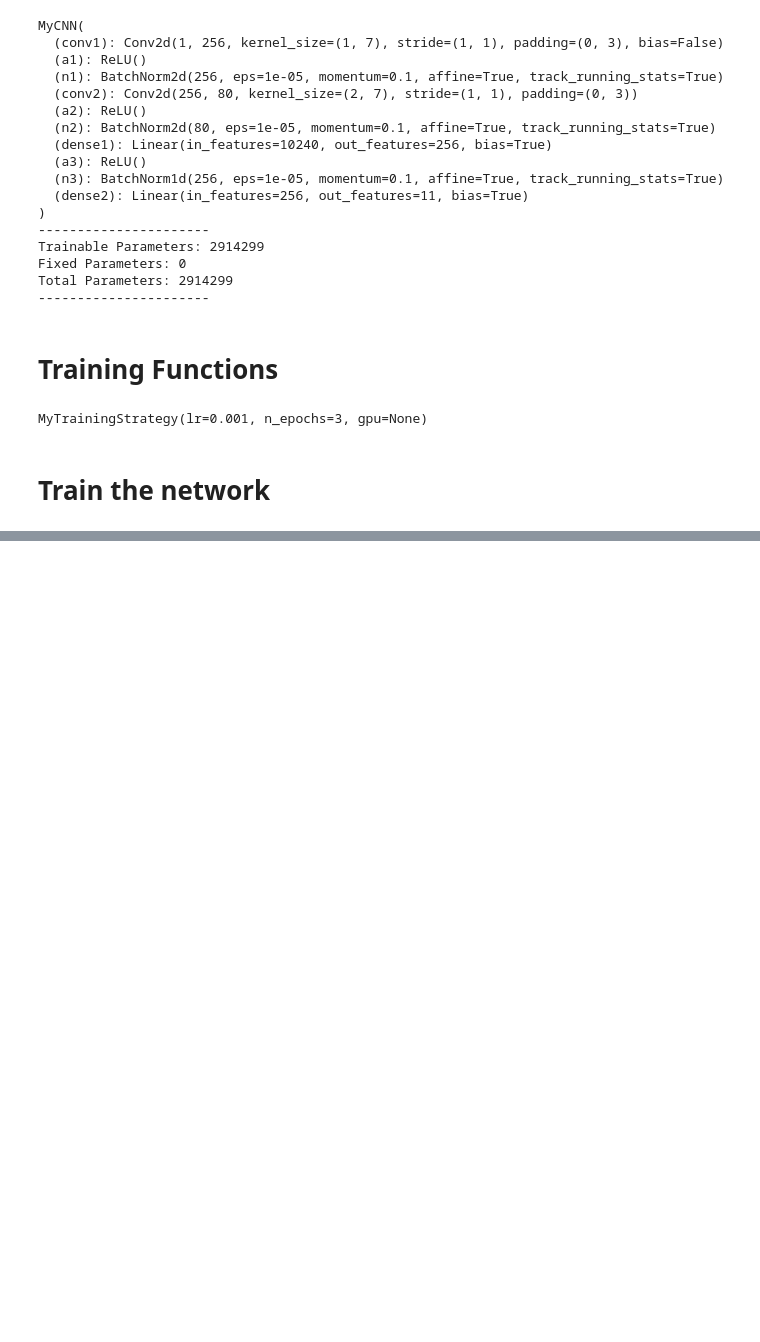
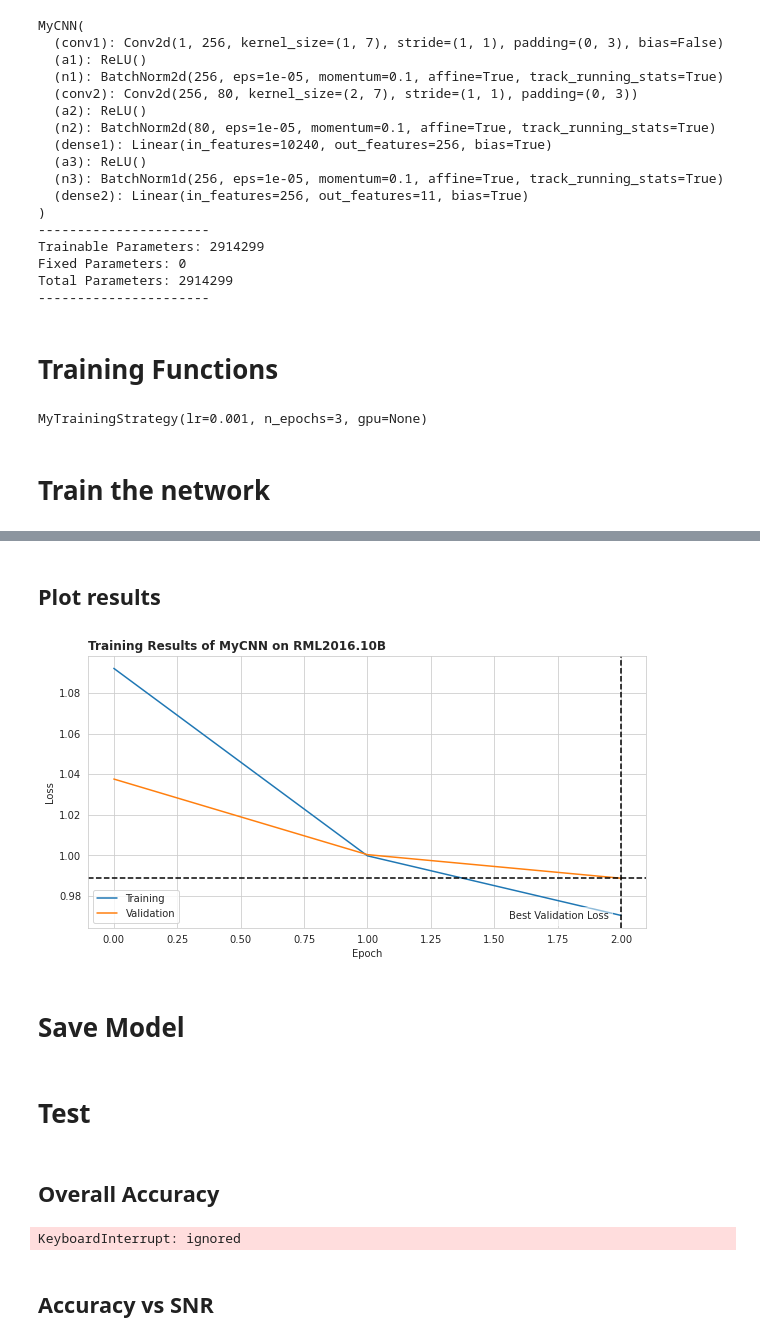
Before and after one commit to YairYarden/DeepCascadingAMC, a Jupyter notebook: DeepCascadingAMC2.ipynb, the cells around one changed output, grey strips where cells are left out. Drawn from its saved outputs; the diff is of its cells as text; code cells hidden in the pictures; blank space fills up the shorter version.

Commit message:
Add training & test code

```diff
--- a/DeepCascadingAMC2.ipynb
+++ b/DeepCascadingAMC2.ipynb
@@ -362,6 +361,7 @@ class MyTrainingStrategy(object):
         mean_loss = total_loss / (i + 1.0)
         return mean_loss
 # %%
+gpu = is_gpu_available
 trainer = MyTrainingStrategy(gpu=gpu)
 print(trainer)
 # %% [output]
@@ -377,0 +383,25 @@ KeyboardInterrupt: ignored
+# %% [markdown]
+## Plot results
+# %%
+title = "Training Results of {model_name} on {dataset_name}".format(model_name="MyCNN", dataset_name="RML2016.10B")
+fig = plot_convergence(train_loss=train_loss, val_loss=val_loss, title=title)
+if fig_dir is not None:
+    file_path = "{fig_dir}/training_loss.pdf"
+    print("Saving Figure -> {file_path}".format(file_path=file_path))
+    fig.savefig(file_path, format="pdf", transparent=True)
+plt.show()
+# %% [output]
+[figure, added]
+# %% [markdown]
+# Save Model
+# %% [markdown]
+# Test
+# %% [markdown]
+## Overall Accuracy
+# %%
+acc = compute_accuracy(model=model, data=test, le=le)
+print("Overall Testing Accuracy: {:.4f}".format(acc))
+# %% [output]
+KeyboardInterrupt: ignored
+# %% [markdown]
+## Accuracy vs SNR
```
Also changed, not shown: parts of 5 cells of this notebook.
